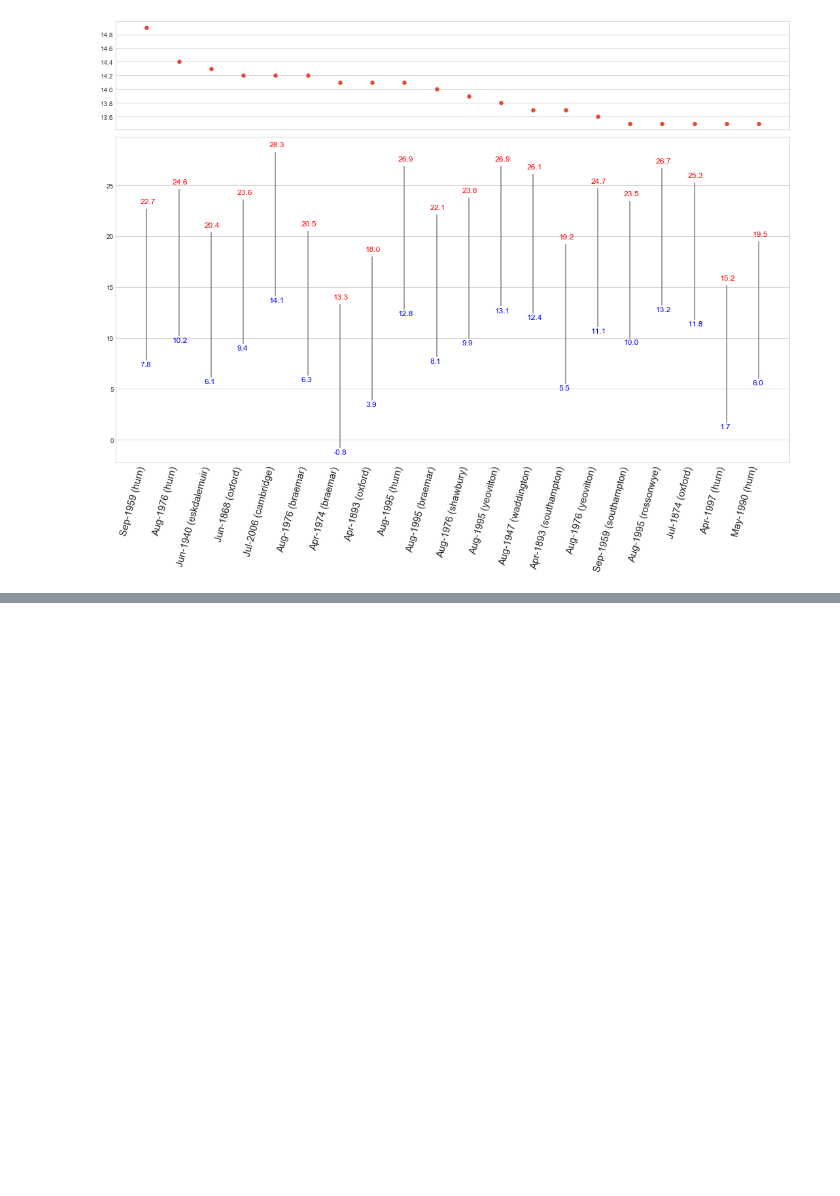
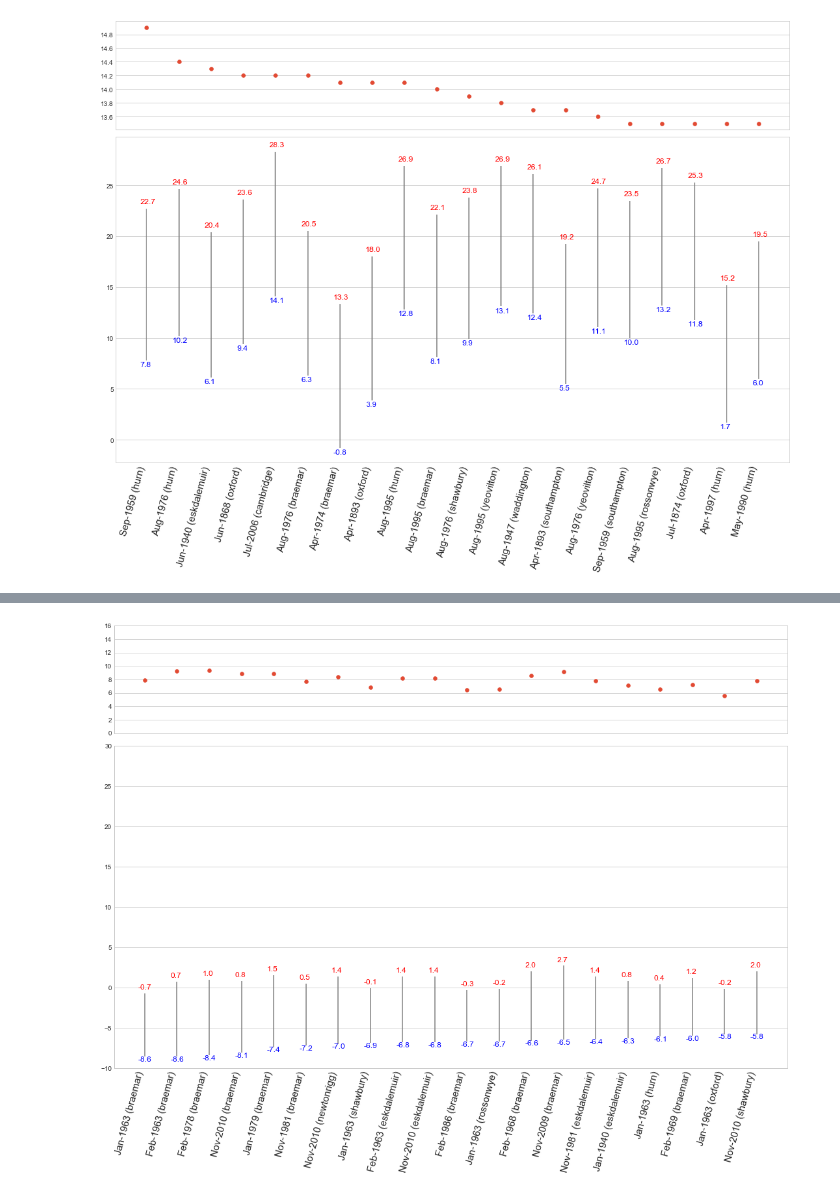
Before and after one commit to DanielJohnBenton/historic-monthly-meteorological-station-data, a Jupyter notebook: src/notes.ipynb, the cells around one changed output, grey strips where cells are left out. Saved outputs shown, nothing was run; the diff lists cells and outputs as text; code cells hidden in the pictures; blank space fills up the shorter version.

```diff
--- a/src/notes.ipynb
+++ b/src/notes.ipynb
@@ -213,0 +221,4 @@ plot_temp_ranges(leastVaried)
+# %%
+plot_temp_ranges(lowest)
+# %% [output]
+[figure, added]
```
Also changed, not shown: parts of 4 cells of this notebook.
